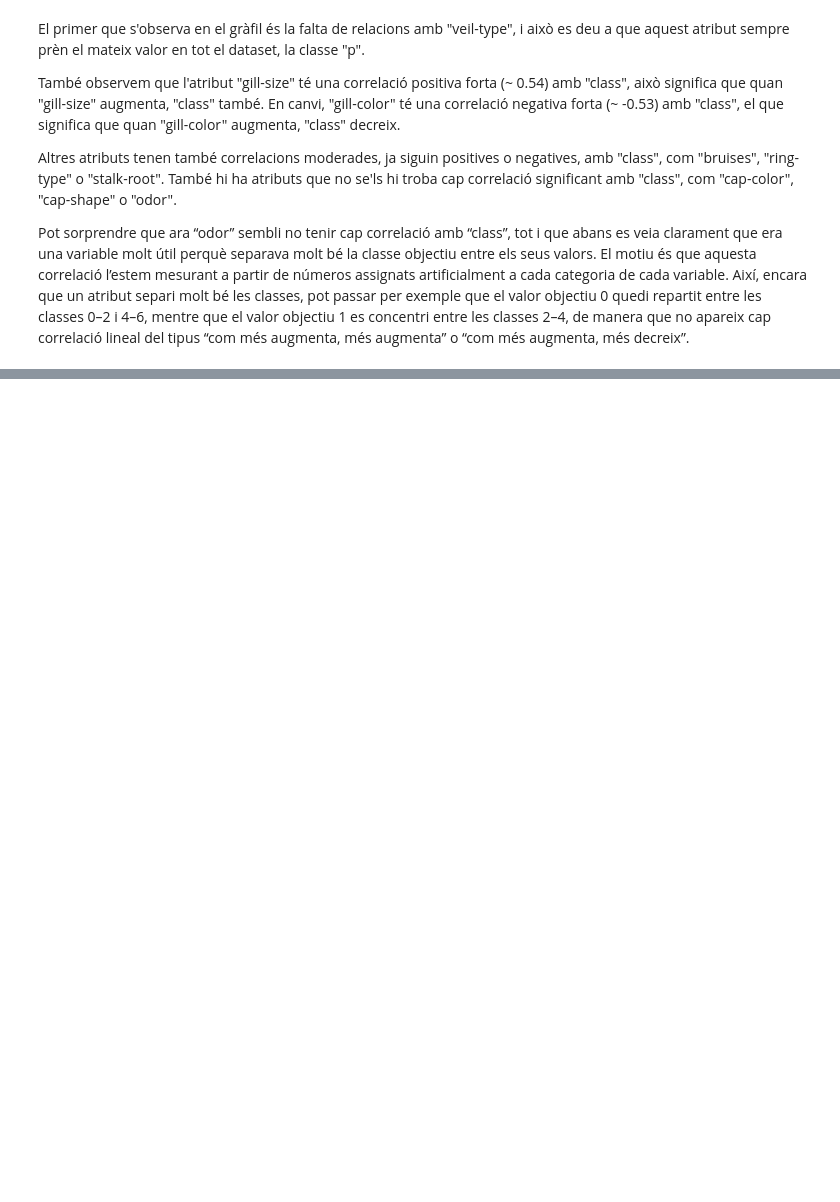
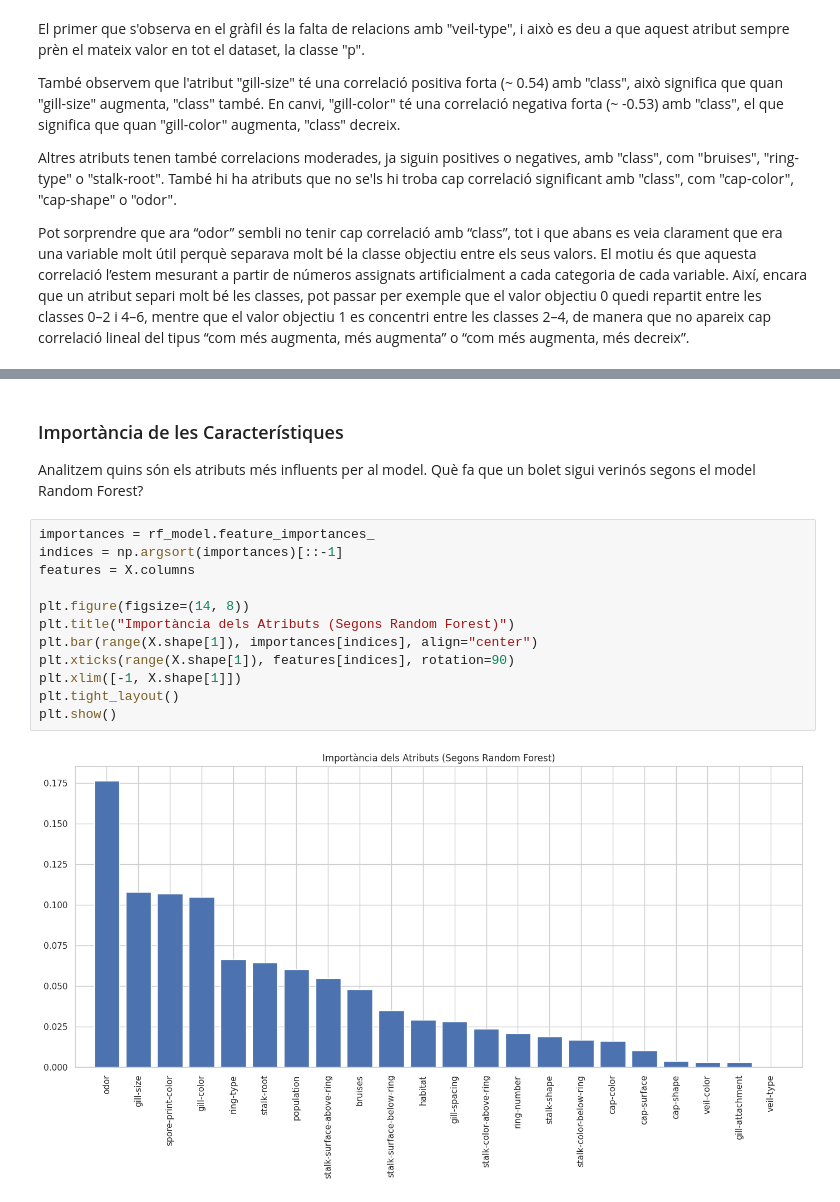
Before and after one commit to ferransogas/kaggle_mushroom_classification, a Jupyter notebook: mushroom-classification.ipynb, the cells around one changed output, grey strips where cells are left out. Saved outputs shown, nothing was run; the diff lists cells and outputs as text; blank space fills up the shorter version.

```diff
--- a/mushroom-classification.ipynb
+++ b/mushroom-classification.ipynb
@@ -212,0 +308,17 @@ Pot sorprendre que ara “odor” sembli no tenir cap correlació amb “class
+# %% [markdown]
+### Importància de les Característiques
+Analitzem quins són els atributs més influents per al model. Què fa que un bolet sigui verinós segons el model Random Forest?
+# %%
+importances = rf_model.feature_importances_
+indices = np.argsort(importances)[::-1]
+features = X.columns
+
+plt.figure(figsize=(14, 8))
+plt.title("Importància dels Atributs (Segons Random Forest)")
+plt.bar(range(X.shape[1]), importances[indices], align="center")
+plt.xticks(range(X.shape[1]), features[indices], rotation=90)
+plt.xlim([-1, X.shape[1]])
+plt.tight_layout()
+plt.show()
+# %% [output]
+[figure, added]
```
Also changed, not shown: parts of 9 cells of this notebook.
